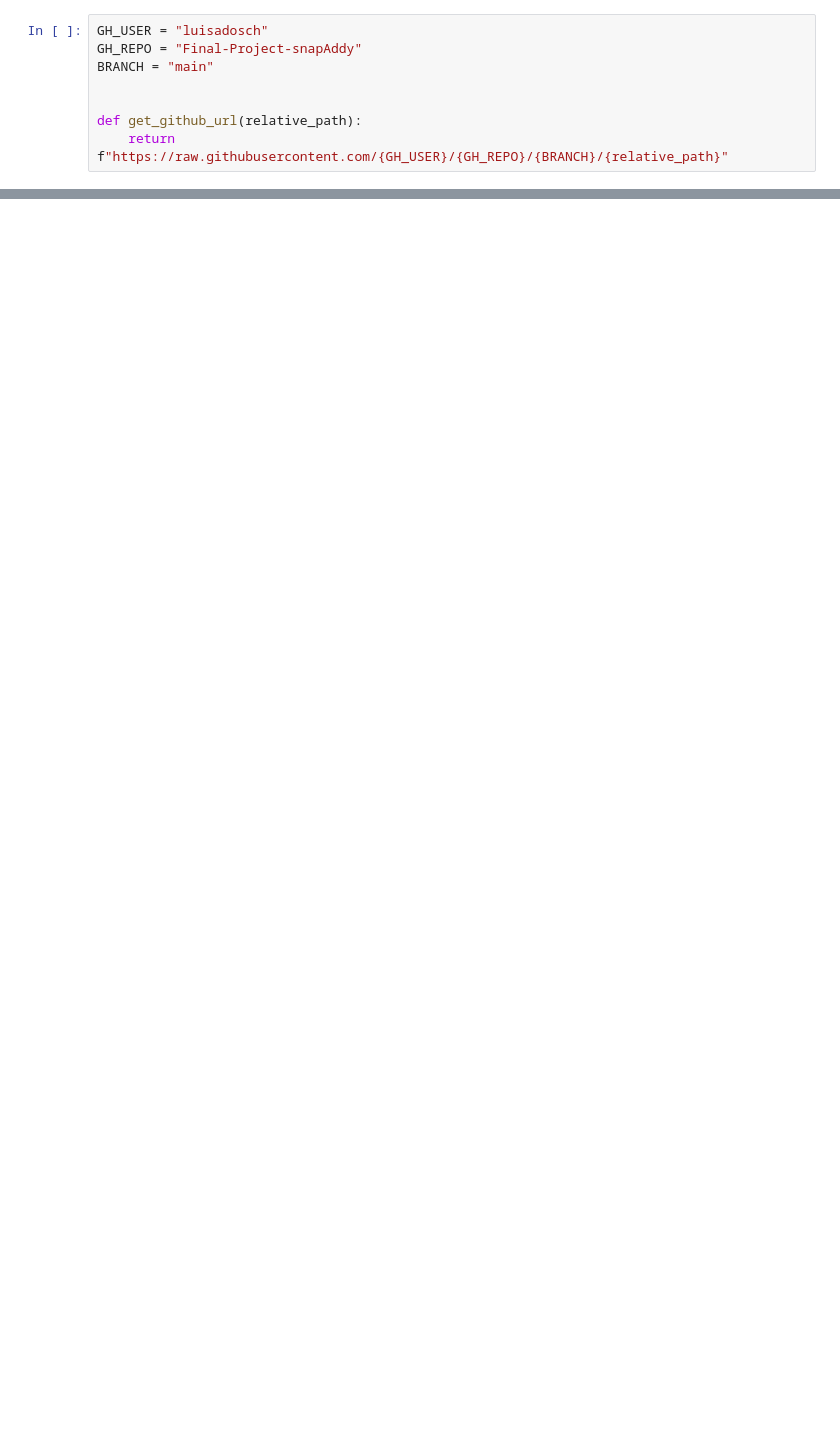
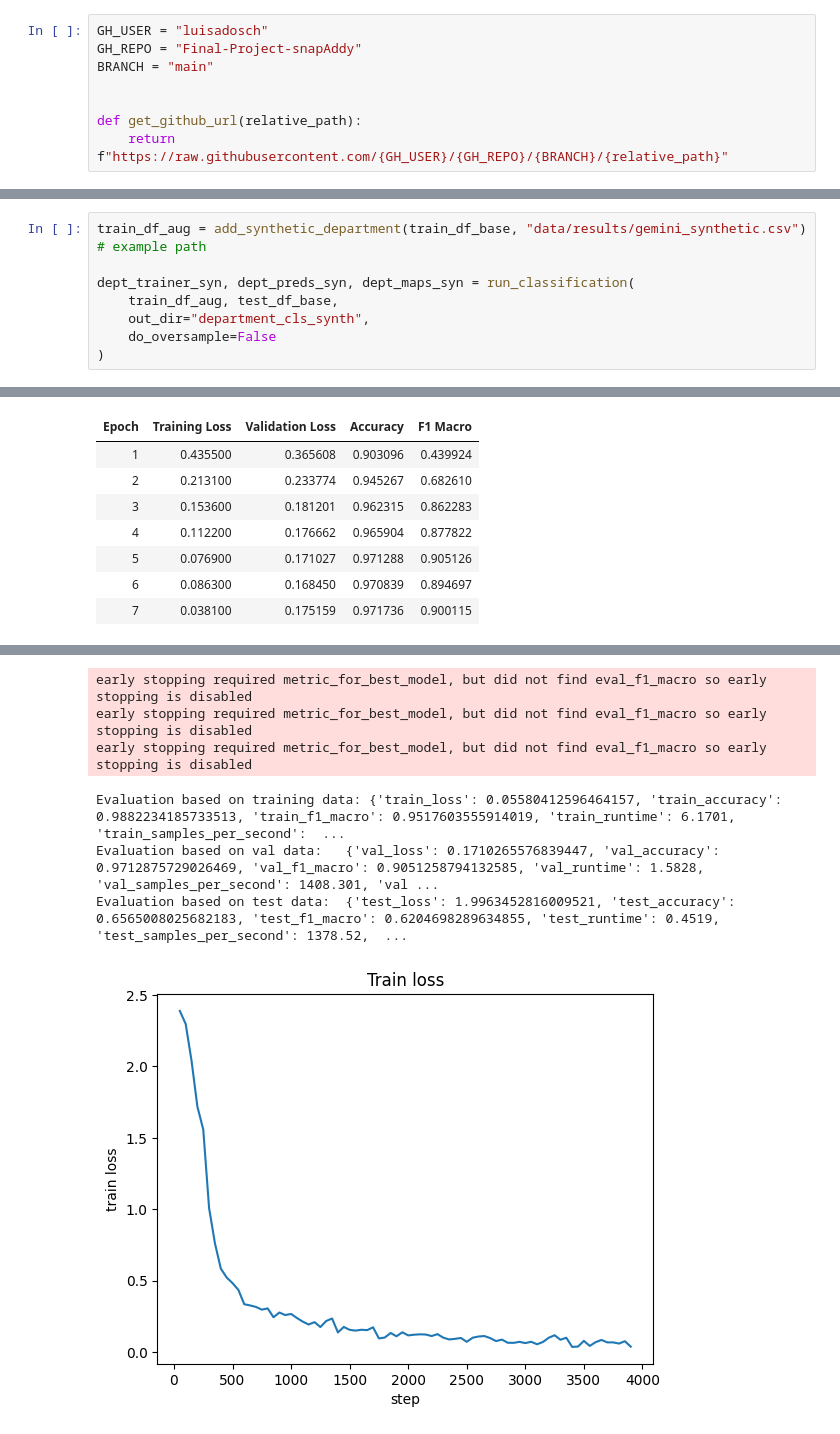
Before and after one commit to luisadosch/nlp-job-title-classification-benchmark-snapaddy, a Jupyter notebook: src/pretrained_classification.ipynb, the cells around one changed output, grey strips where cells are left out. Saved outputs shown, nothing was run; the diff lists cells and outputs as text; blank space fills up the shorter version.

```diff
--- a/src/pretrained_classification.ipynb
+++ b/src/pretrained_classification.ipynb
@@ -454,0 +402,9 @@ train_sub_df_up["label_id"] = train_sub_df_up["label"].map(label2id)
+# %%
+train_df_aug = add_synthetic_department(train_df_base, "data/results/gemini_synthetic.csv")  # example path
+
+dept_trainer_syn, dept_preds_syn, dept_maps_syn = run_classification(
+    train_df_aug, test_df_base,
+    out_dir="department_cls_synth",
+    do_oversample=False
+)
+# %% [output]
@@ -454,0 +416,8 @@ train_sub_df_up["label_id"] = train_sub_df_up["label"].map(label2id)
+| Epoch | Training Loss | Validation Loss | Accuracy | F1 Macro |
+| 1 | 0.435500 | 0.365608 | 0.903096 | 0.439924 |
+| 2 | 0.213100 | 0.233774 | 0.945267 | 0.682610 |
+| 3 | 0.153600 | 0.181201 | 0.962315 | 0.862283 |
+| 4 | 0.112200 | 0.176662 | 0.965904 | 0.877822 |
+| 5 | 0.076900 | 0.171027 | 0.971288 | 0.905126 |
+| 6 | 0.086300 | 0.168450 | 0.970839 | 0.894697 |
+| 7 | 0.038100 | 0.175159 | 0.971736 | 0.900115 |
@@ -454,0 +425,7 @@ train_sub_df_up["label_id"] = train_sub_df_up["label"].map(label2id)
+early stopping required metric_for_best_model, but did not find eval_f1_macro so early stopping is disabled
+early stopping required metric_for_best_model, but did not find eval_f1_macro so early stopping is disabled
+early stopping required metric_for_best_model, but did not find eval_f1_macro so early stopping is disabled
+Evaluation based on training data: {'train_loss': 0.05580412596464157, 'train_accuracy': 0.9882234185733513, 'train_f1_macro': 0.9517603555914019, 'train_runtime': 6.1701, 'train_samples_per_second':  ...
+Evaluation based on val data:   {'val_loss': 0.1710265576839447, 'val_accuracy': 0.9712875729026469, 'val_f1_macro': 0.9051258794132585, 'val_runtime': 1.5828, 'val_samples_per_second': 1408.301, 'val ...
+Evaluation based on test data:  {'test_loss': 1.9963452816009521, 'test_accuracy': 0.6565008025682183, 'test_f1_macro': 0.6204698289634855, 'test_runtime': 0.4519, 'test_samples_per_second': 1378.52,  ...
+[figure, added]
```
Also changed, not shown: parts of 75 cells of this notebook.
